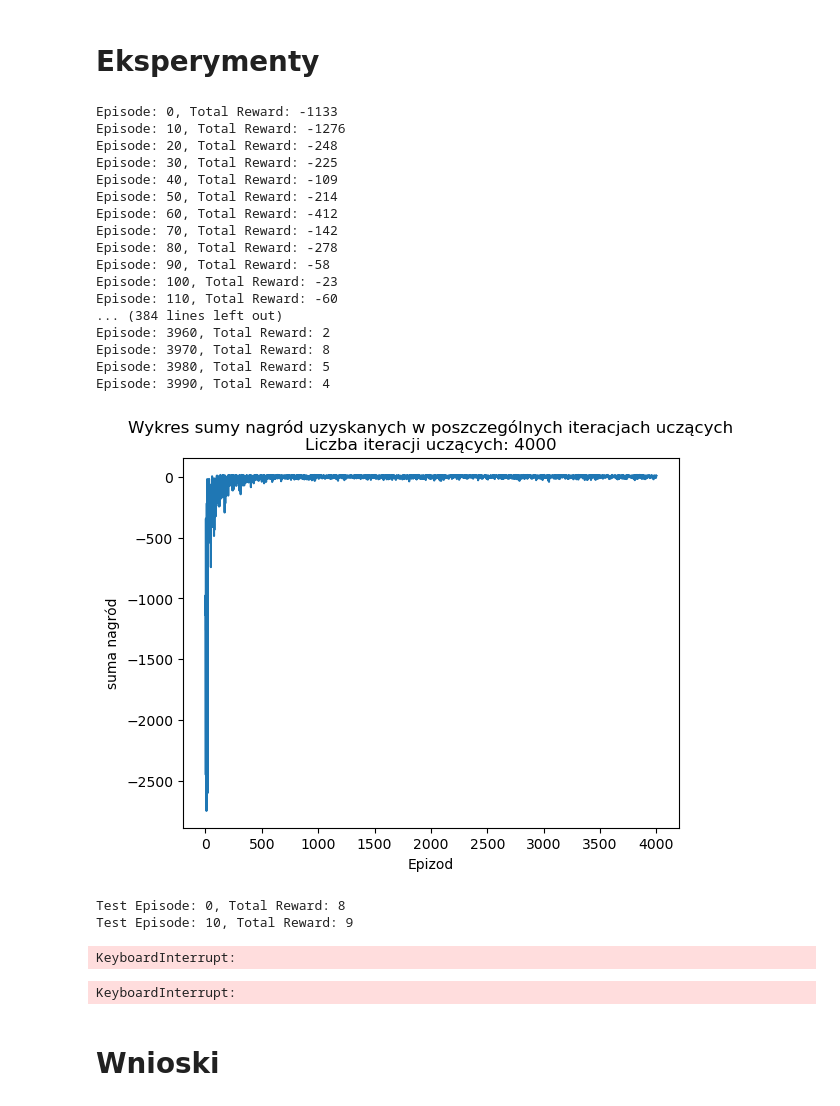
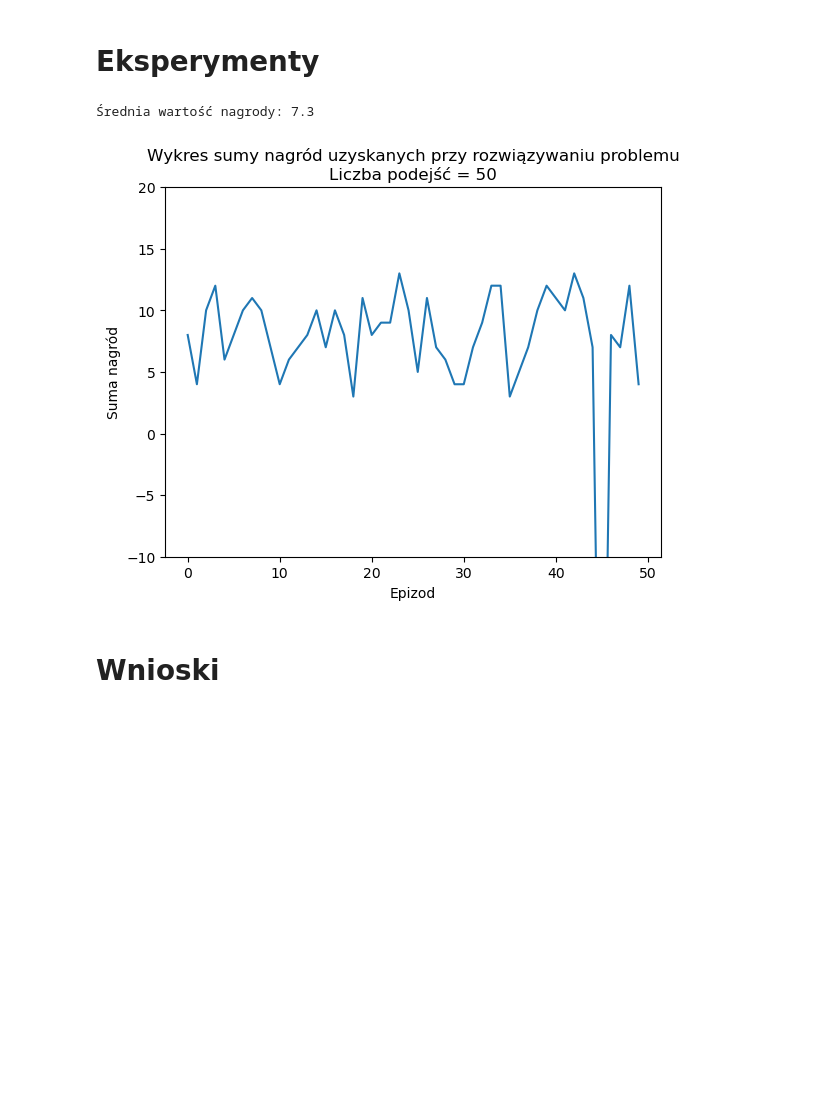
Before and after one commit to szczygiell/Machine_Learning_basics, a Jupyter notebook: zad5.ipynb, the cells around one changed output. Cells and saved outputs as stored; diff of their text form; code cells hidden in the pictures; blank space fills up the shorter version.

```diff
--- a/zad5.ipynb
+++ b/zad5.ipynb
@@ -104,69 +104,51 @@ def train(env_handler, q_params, learning_iter, plots: bool, verbose: bool=False
 
 
 def tester(env_handler, q_solver, testing_iter, plots: bool, verbose: bool=False):
-    test_rewards = []
+    test_rewards = np.array([])
     # test_episodes = 500
     for episode in range(testing_iter):
         state = env_handler.reset()[0]
         done = False
         total_reward = 0
+        prev_state = None
+        prev_state2 = False
 
         while not done:
-            action = q_solver.get_best_action(state)
+            if prev_state == state or prev_state2 == prev_state:
+                action = env_handler.action_space.sample()
+            else:
+                action = q_solver.get_best_action(state)
             # print(f'stan:{state}; akcja: {action}')
             next_state, reward, done= env_handler.step(action)[0:3]
             total_reward += reward
+            prev_state2 = prev_state
+            prev_state = state
             state = next_state
             env_handler.render()
-        test_rewards.append(total_reward)
-        if episode % 10 == 0 and verbose:
+        test_rewards = np.append(test_rewards, [total_reward])
+        if verbose:
             print(f"Test Episode: {episode}, Total Reward: {total_reward}")
 
+    print(f'Średnia wartość nagrody: {np.mean(test_rewards)}')
     if plots:
         fig2 = plt.plot(test_rewards)
         plt.ylim([-10, 20])
         plt.xlabel('Epizod')
         plt.ylabel('Suma nagród')
-        plt.title(f'Wykres sumy nagród uzyskanych przy rozwiązywaniu problemu\nLiczba podejść = {test_episodes}')
+        plt.title(f'Wykres sumy nagród uzyskanych przy rozwiązywaniu problemu\nLiczba podejść = {testing_iter}')
         plt.show()
 # %% [markdown]
 # Eksperymenty
 # %%
-q_params = [0.3, 0.9, 0.1]
+q_params = [0.5, 0.9, 0.1]
 
 train_env = gym.make('Taxi-v3')
 
-q_solver = train(train_env, q_params, 4000, True, False)
+q_solver = train(train_env, q_params, 2500, False, False)
 
-test_env = gym.make('Taxi-v3',render_mode='human')
+test_env = gym.make('Taxi-v3',render_mode='ansi')
 
-tester(test_env, q_solver, 5, True, True)
+tester(test_env, q_solver, 50, True, False)
 # %% [output]
-Episode: 0, Total Reward: -1133
-Episode: 10, Total Reward: -1276
-Episode: 20, Total Reward: -248
-Episode: 30, Total Reward: -225
-Episode: 40, Total Reward: -109
-Episode: 50, Total Reward: -214
-Episode: 60, Total Reward: -412
-Episode: 70, Total Reward: -142
-Episode: 80, Total Reward: -278
-Episode: 90, Total Reward: -58
-Episode: 100, Total Reward: -23
-Episode: 110, Total Reward: -60
-... (384 lines left out)
-Episode: 3960, Total Reward: 2
-Episode: 3970, Total Reward: 8
-Episode: 3980, Total Reward: 5
-Episode: 3990, Total Reward: 4
+Średnia wartość nagrody: 7.3
-[figure, old version]
+[figure, new version]
-Test Episode: 0, Total Reward: 8
-Test Episode: 10, Total Reward: 9
-KeyboardInterrupt:
-# %%
-env = gym.make('Taxi-v3', render_mode='human')
-q_params = [0.3, 0.9, 0.1]
-
-tester_3000(env, q_params, 4000, True, False)
-# %% [output]
-KeyboardInterrupt:
```
Also changed, not shown: parts of 6 cells of this notebook.
